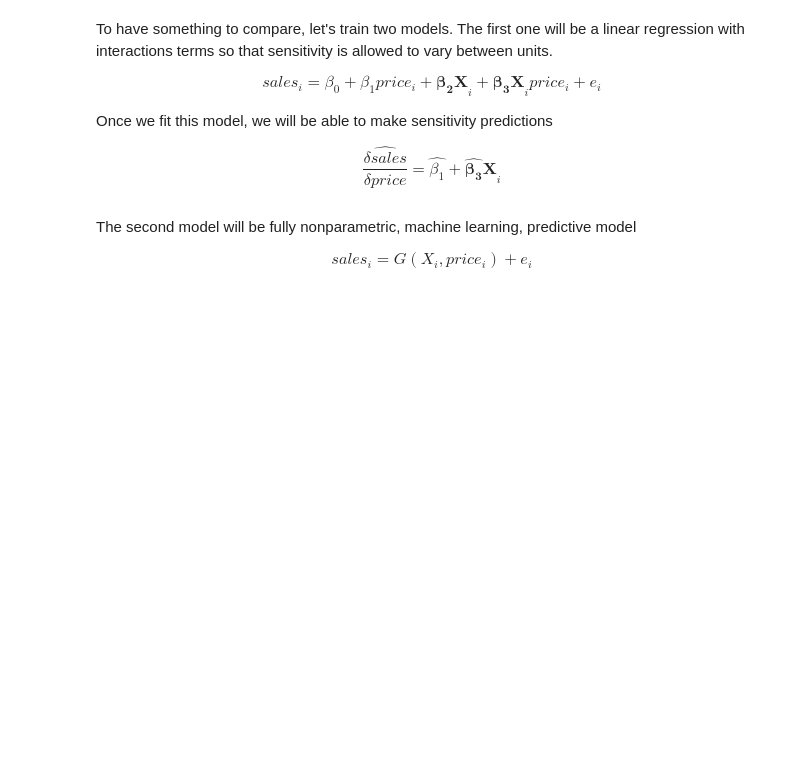
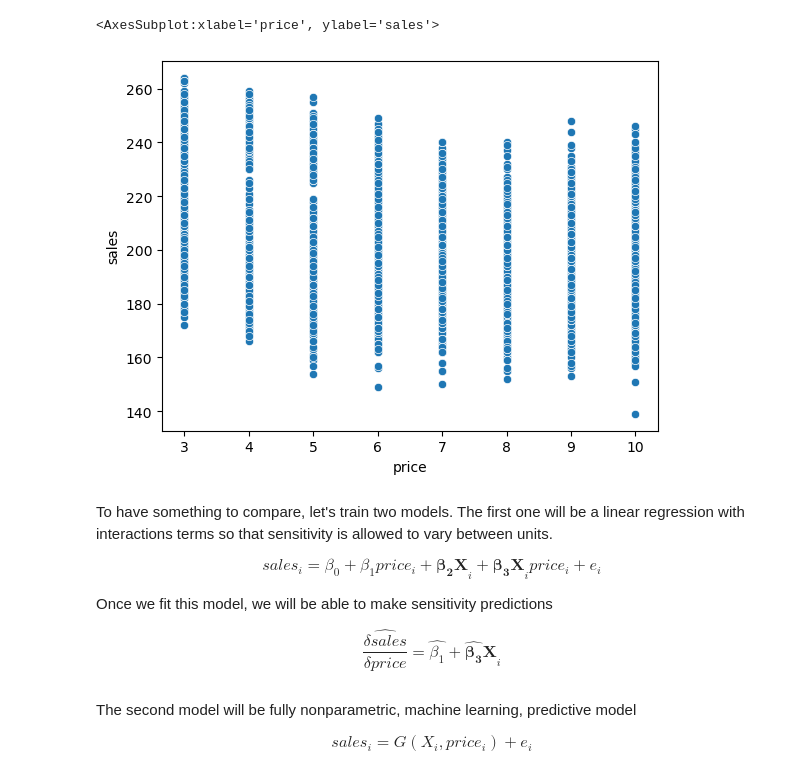
Before and after one commit to orionstar1987/python-causality-handbook, a Jupyter notebook: causal-inference-for-the-brave-and-true/19-Evaluating-Causal-Models.ipynb, the cells around one changed output. Cells and saved outputs as stored; diff of their text form; code cells hidden in the pictures; blank space fills up the shorter version.

```diff
--- a/causal-inference-for-the-brave-and-true/19-Evaluating-Causal-Models.ipynb
+++ b/causal-inference-for-the-brave-and-true/19-Evaluating-Causal-Models.ipynb
@@ -48,3 +64,8 @@ prices.head()
+# %%
+sns.scatterplot(data = prices_rnd, x = 'price', y = 'sales')
+# %% [output]
+<AxesSubplot:xlabel='price', ylabel='sales'>
+[figure, added]
 # %% [markdown]
 To have something to compare, let's train two models. The first one will be a linear regression with interactions terms so that sensitivity is allowed to vary between units.
 
```
Also changed, not shown: parts of 21 cells of this notebook.
